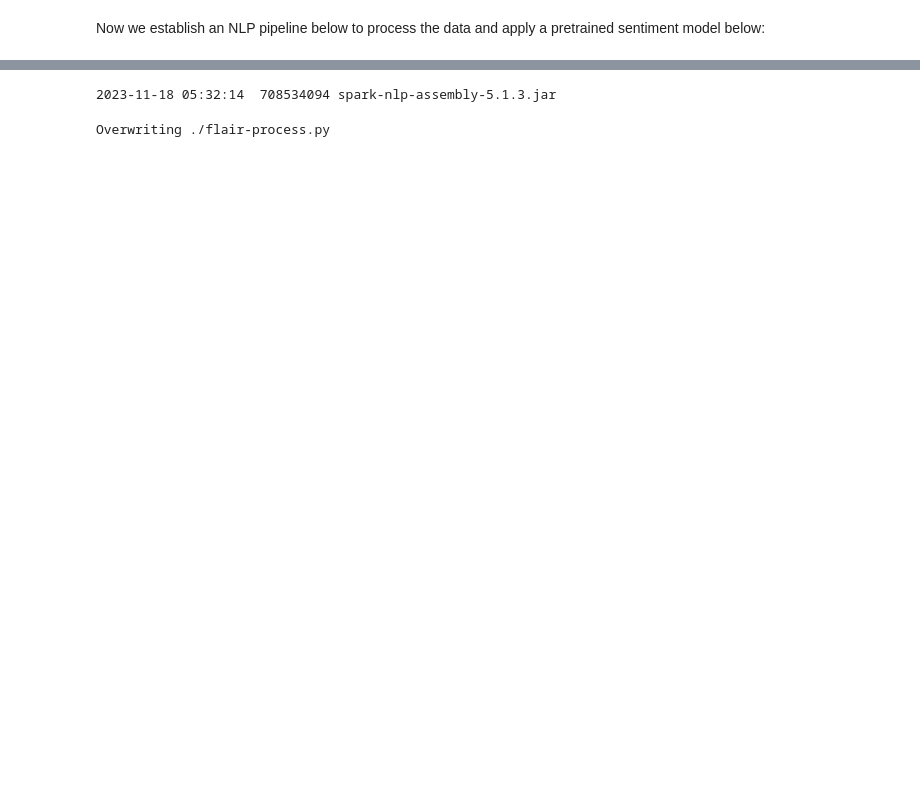
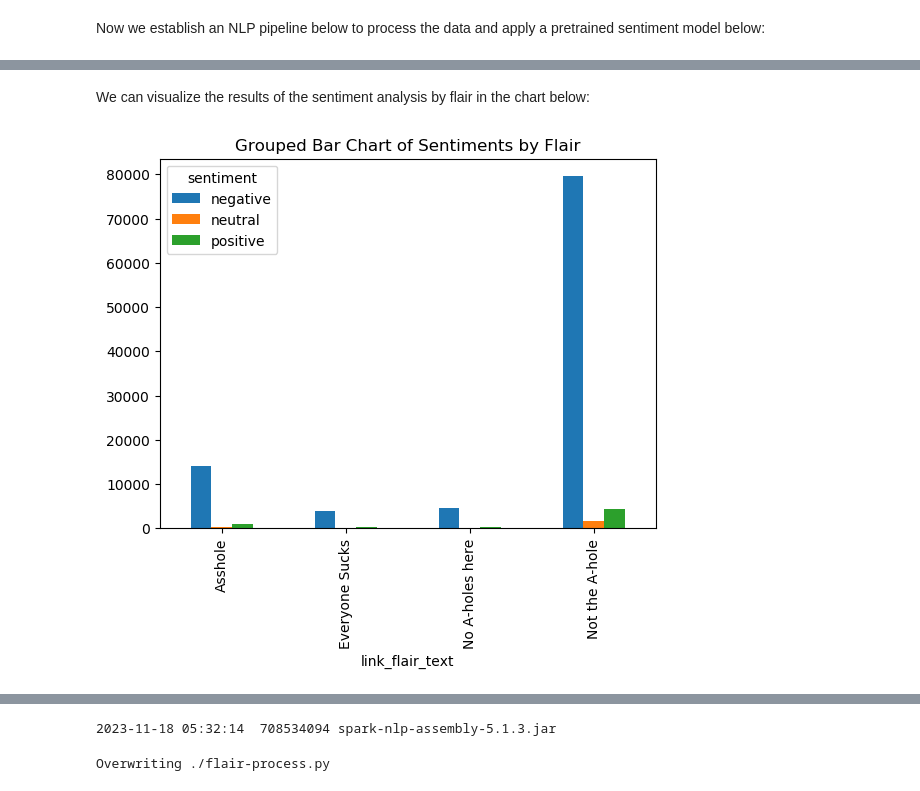
Before and after one commit to gu-dsan6000/fall-2023-reddit-project-team-17, a Jupyter notebook: code/project-nlp/flairs-nlp.ipynb, the cells around one changed output, grey strips where cells are left out. Saved outputs shown, nothing was run; the diff lists cells and outputs as text; code cells hidden in the pictures; blank space fills up the shorter version.

Commit message:
flair sentiment analysis complete

```diff
--- a/code/project-nlp/flairs-nlp.ipynb
+++ b/code/project-nlp/flairs-nlp.ipynb
@@ -73,0 +162,6 @@ Now we establish an NLP pipeline below to process the data and apply a pretraine
+# %%
+%%time
+results = results.withColumn('sentiment', F.explode(results.sentiment.result))
+final_data = results.select('selftext', 'sentence_embeddings','sentiment', "link_flair_text", "num_comments")
+final_data.persist()
+final_data.show()
@@ -73,0 +190,5 @@ Now we establish an NLP pipeline below to process the data and apply a pretraine
+# %%
+%%time
+cols = ['link_flair_text', 'sentiment']
+sum_counts = final_data.groupBy(cols).count()
+sum_counts.show()
@@ -73,0 +212,4 @@ Now we establish an NLP pipeline below to process the data and apply a pretraine
+# %%
+# We can save this dataframe in our repo for later visualization and summarization
+df_sent_baseline = sum_counts.toPandas()
+df_sent_baseline.to_csv("../../data/nlp-data/aita_sentiments.csv")
@@ -73,0 +232,2 @@ Now we establish an NLP pipeline below to process the data and apply a pretraine
+# %% [markdown]
+We can visualize the results of the sentiment analysis by flair in the chart below:
@@ -73,0 +241,12 @@ Now we establish an NLP pipeline below to process the data and apply a pretraine
+# %%
+df_pivot = df_sent_baseline.pivot(index = "link_flair_text", columns = "sentiment", values = "count")
+df_pivot.to_csv("../../data/nlp-data/aita_sentiments_pivoted.csv")
+# %%
+df_pivot.reset_index().plot(x = "link_flair_text",
+       kind = "bar",
+       stacked = False,
+       title = "Grouped Bar Chart of Sentiments by Flair")
+
+plt.show()
+# %% [output]
+[figure, added]
```
Also changed, not shown: parts of 21 cells of this notebook, 3 other files.
